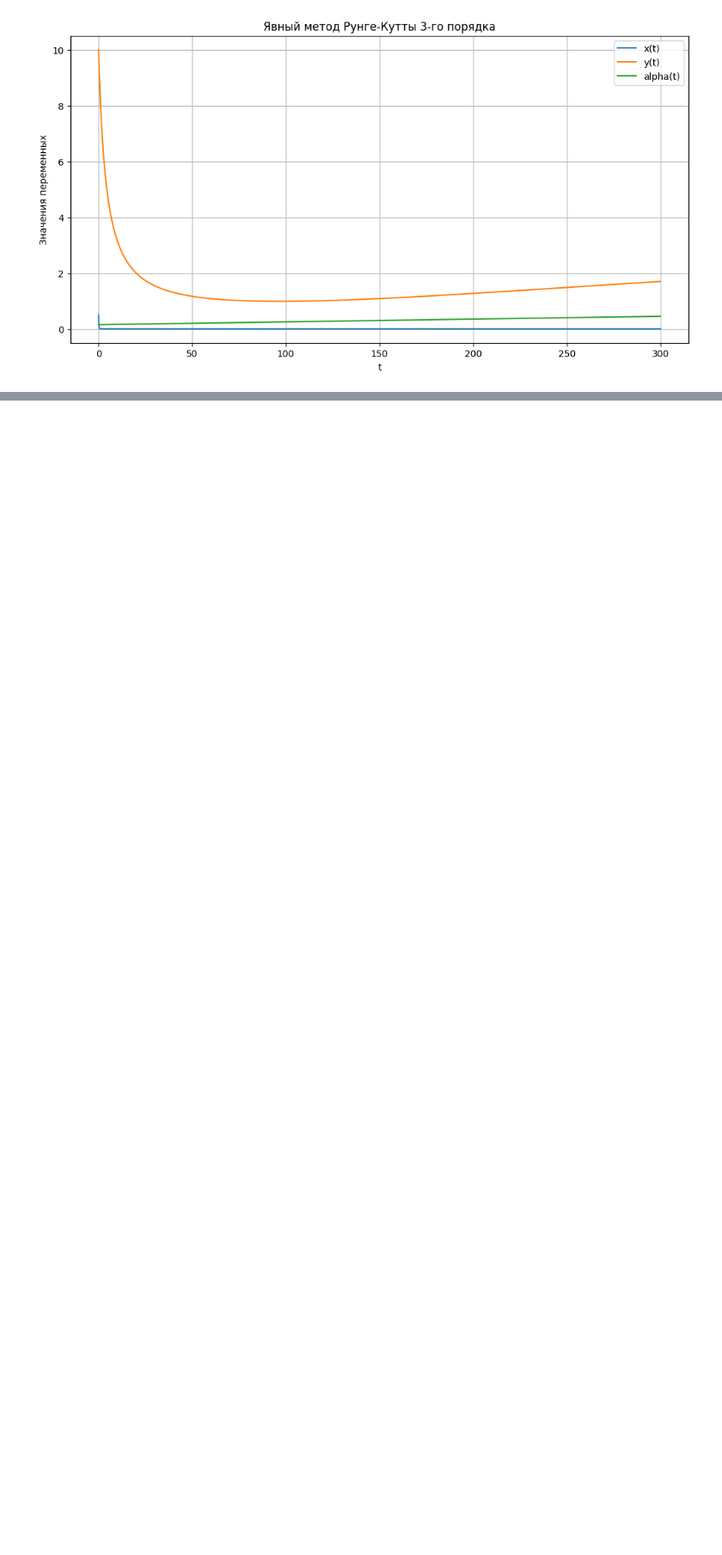
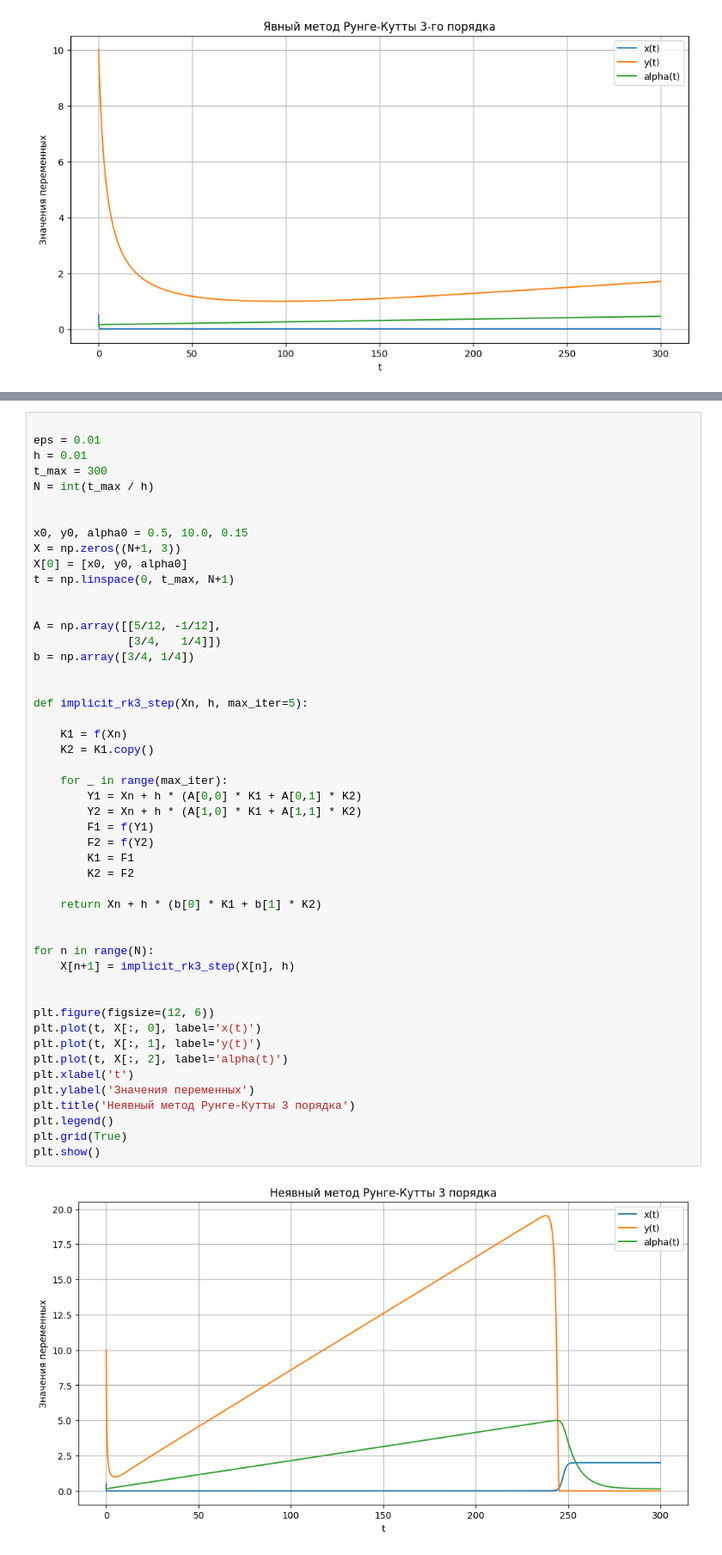
Before and after one commit to NeroMipt/Computational-math, a Jupyter notebook: lab2_10_9_13.ipynb, the cells around one changed output, grey strips where cells are left out. Shown: that part at 86% size. Saved outputs shown, nothing was run; the diff lists cells and outputs as text; blank space fills up the shorter version.

```diff
--- a/lab2_10_9_13.ipynb
+++ b/lab2_10_9_13.ipynb
@@ -160,0 +56,51 @@ plt.show()
+# %%
+
+eps = 0.01
+h = 0.01
+t_max = 300
+N = int(t_max / h)
+
+
+x0, y0, alpha0 = 0.5, 10.0, 0.15
+X = np.zeros((N+1, 3))
+X[0] = [x0, y0, alpha0]
+t = np.linspace(0, t_max, N+1)
+
+
+A = np.array([[5/12, -1/12],
+              [3/4,   1/4]])
+b = np.array([3/4, 1/4])
+
+
+def implicit_rk3_step(Xn, h, max_iter=5):
+
+    K1 = f(Xn)
+    K2 = K1.copy()
+
+    for _ in range(max_iter):
+        Y1 = Xn + h * (A[0,0] * K1 + A[0,1] * K2)
+        Y2 = Xn + h * (A[1,0] * K1 + A[1,1] * K2)
+        F1 = f(Y1)
+        F2 = f(Y2)
+        K1 = F1
+        K2 = F2
+
+    return Xn + h * (b[0] * K1 + b[1] * K2)
+
+
+for n in range(N):
+    X[n+1] = implicit_rk3_step(X[n], h)
+
+
+plt.figure(figsize=(12, 6))
+plt.plot(t, X[:, 0], label='x(t)')
+plt.plot(t, X[:, 1], label='y(t)')
+plt.plot(t, X[:, 2], label='alpha(t)')
+plt.xlabel('t')
+plt.ylabel('Значения переменных')
+plt.title('Неявный метод Рунге-Кутты 3 порядка')
+plt.legend()
+plt.grid(True)
+plt.show()
+# %% [output]
+[figure, added]
```
Also changed, not shown: parts of 4 cells of this notebook.
